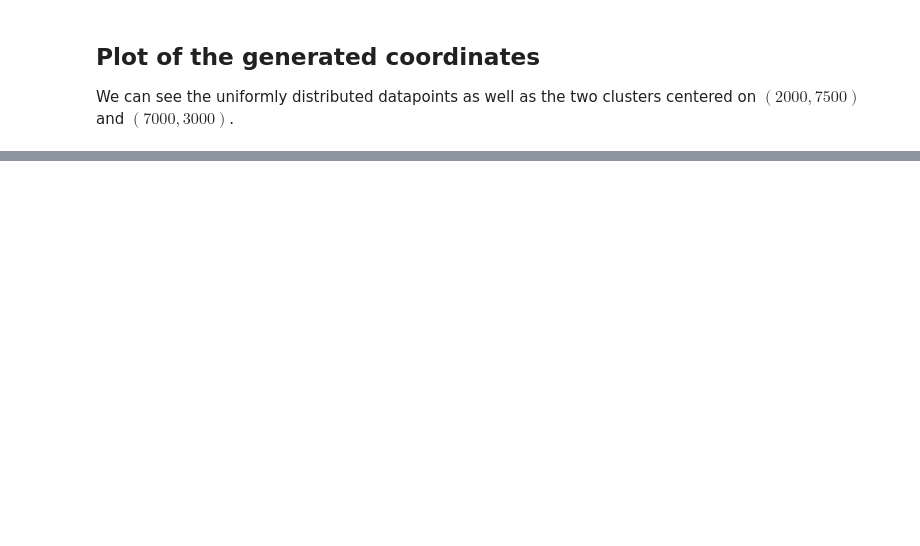
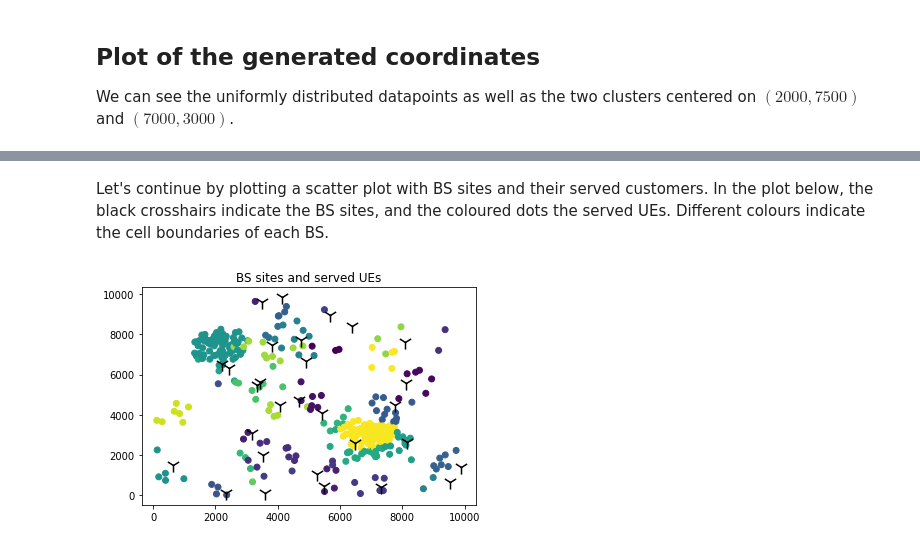
Before and after one commit to msaynevirta/rio207, a Jupyter notebook: tp_placement_optimisation/tp_placement_optimisation.ipynb, the cells around one changed output, grey strips where cells are left out. Cells and saved outputs as stored; diff of their text form; code cells hidden in the pictures; blank space fills up the shorter version.

```diff
--- a/tp_placement_optimisation/tp_placement_optimisation.ipynb
+++ b/tp_placement_optimisation/tp_placement_optimisation.ipynb
@@ -135,0 +159,7 @@ SA.users_within_radius(S[0,0], S[0,1])
+# %% [markdown]
+Let's continue by plotting a scatter plot with BS sites and their served customers. In the plot below, the black crosshairs indicate the BS sites, and the coloured dots the served UEs. Different colours indicate the cell boundaries of each BS.
+# %%
+fig, ax2 = plt.subplots(1)
+SA.plot_scatter_bs_ue(ax2)
+# %% [output]
+[figure, added]
```
Also changed, not shown: parts of 24 cells of this notebook.
